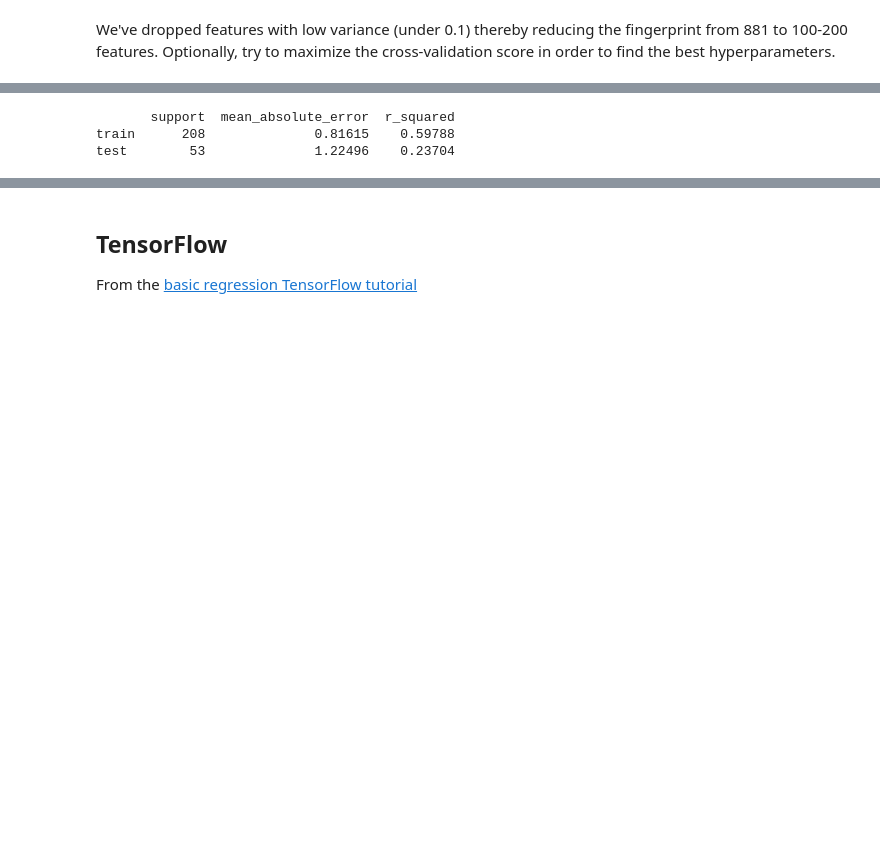
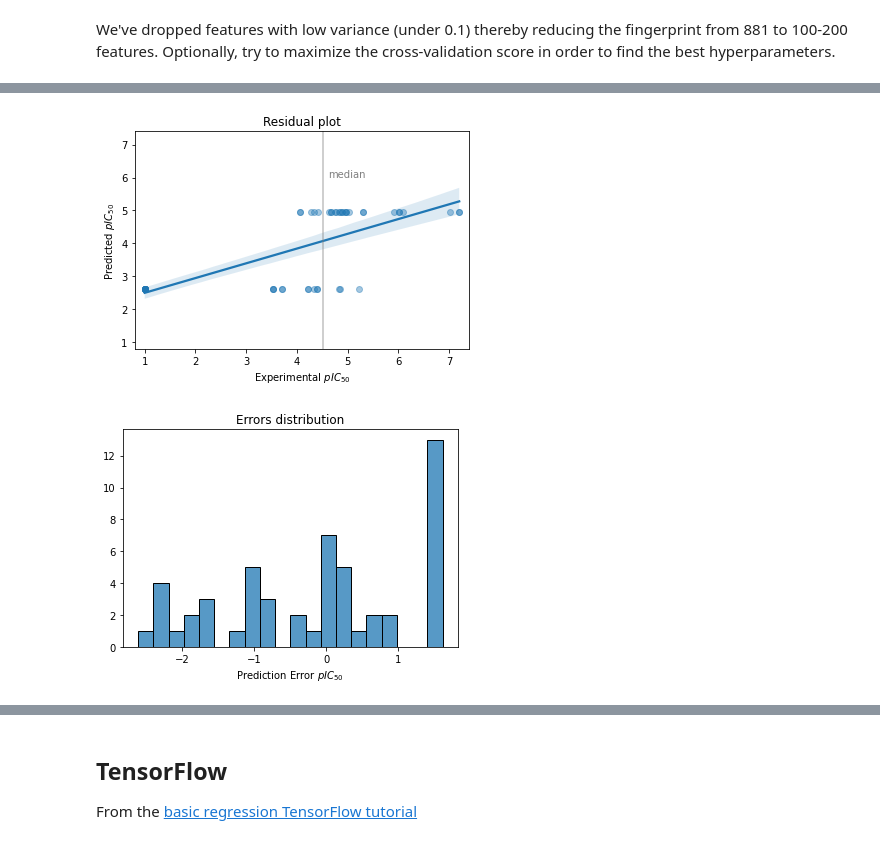
Before and after one commit to konstanzer/drug-discovery, a Jupyter notebook: drug-discovery-1.ipynb, the cells around one changed output, grey strips where cells are left out. Cells and saved outputs as stored; diff of their text form; code cells hidden in the pictures; blank space fills up the shorter version.

```diff
--- a/drug-discovery-1.ipynb
+++ b/drug-discovery-1.ipynb
@@ -83,5 +83,5 @@ mdl = Model(df, test_size=.2, var_threshold=.15) #declare class instance, filter
 # %% [markdown]
 We've dropped features with low variance (under 0.1) thereby reducing the fingerprint from 881 to 100-200 features. Optionally, try to maximize the cross-validation score in order to find the best hyperparameters.
 # %%
-tree, metrics = mdl.decision_tree(ccp_alpha=.005)
+tree, predictions = mdl.tree(ccp_alpha=.1)
 # %% [output]
@@ -93,8 +90,6 @@ Plots saved in /usr/local/lib/python3.7/dist-packages/insilico/data
-# %%
-metrics.index = ['train', 'test']
-print(metrics)
-# %% [output]
-       support  mean_absolute_error  r_squared
-train      208              0.81615    0.59788
-test        53              1.22496    0.23704
+# %%
+tree_metrics = mdl.evaluate(predictions)
+# %% [output]
+[figure, added]
+[figure, added]
 # %%
```
Also changed, not shown: parts of 16 cells of this notebook.
